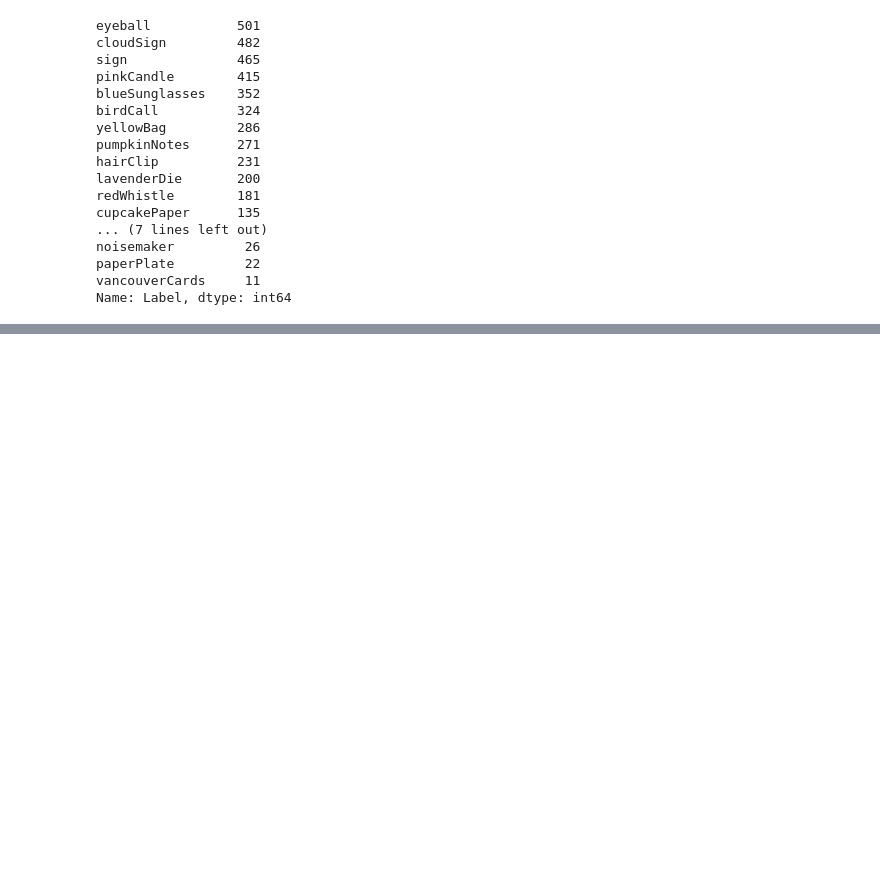
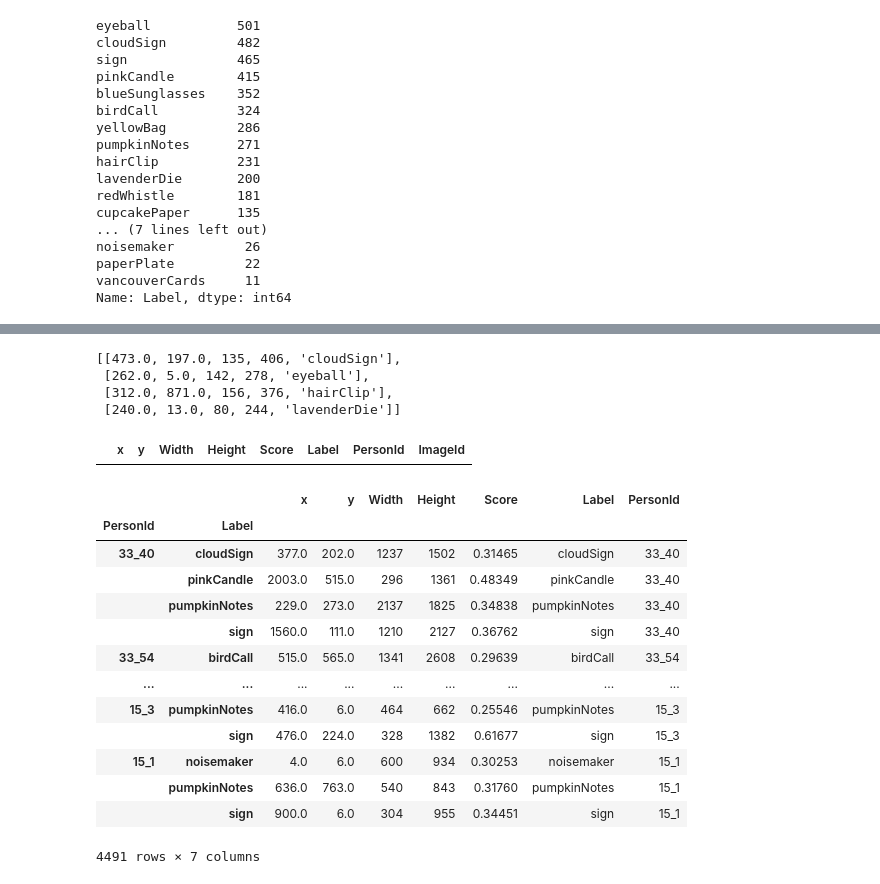
Before and after one commit to gj0706/VAST2020_MC2, a Jupyter notebook: data_process.ipynb, the cells around one changed output, grey strips where cells are left out. Cells and saved outputs as stored; diff of their text form; code cells hidden in the pictures; blank space fills up the shorter version.

```diff
--- a/data_process.ipynb
+++ b/data_process.ipynb
@@ -224,0 +324,30 @@ im.shape
+# %%
+cordinates = concat_df[concat_df["ImageId"] == "33_1"][["x", "y", "Width", "Height", "Label"]].values.tolist()
+cordinates
+# %% [output]
+[[473.0, 197.0, 135, 406, 'cloudSign'],
+ [262.0, 5.0, 142, 278, 'eyeball'],
+ [312.0, 871.0, 156, 376, 'hairClip'],
+ [240.0, 13.0, 80, 244, 'lavenderDie']]
+# %%
+concat_df[concat_df["y"].isnull()]
+# %% [output]
+|  | x | y | Width | Height | Score | Label | PersonId | ImageId |
+# %%
+d = concat_df.set_index(['PersonId', 'Label'], drop=False)
+d
+# %% [output]
+|  |  | x | y | Width | Height | Score | Label | PersonId |
+| PersonId | Label |  |  |  |  |  |  |  |
+| 33_40 | cloudSign | 377.0 | 202.0 | 1237 | 1502 | 0.31465 | cloudSign | 33_40 |
+|  | pinkCandle | 2003.0 | 515.0 | 296 | 1361 | 0.48349 | pinkCandle | 33_40 |
+|  | pumpkinNotes | 229.0 | 273.0 | 2137 | 1825 | 0.34838 | pumpkinNotes | 33_40 |
+|  | sign | 1560.0 | 111.0 | 1210 | 2127 | 0.36762 | sign | 33_40 |
+| 33_54 | birdCall | 515.0 | 565.0 | 1341 | 2608 | 0.29639 | birdCall | 33_54 |
+| ... | ... | ... | ... | ... | ... | ... | ... | ... |
+| 15_3 | pumpkinNotes | 416.0 | 6.0 | 464 | 662 | 0.25546 | pumpkinNotes | 15_3 |
+|  | sign | 476.0 | 224.0 | 328 | 1382 | 0.61677 | sign | 15_3 |
+| 15_1 | noisemaker | 4.0 | 6.0 | 600 | 934 | 0.30253 | noisemaker | 15_1 |
+|  | pumpkinNotes | 636.0 | 763.0 | 540 | 843 | 0.31760 | pumpkinNotes | 15_1 |
+|  | sign | 900.0 | 6.0 | 304 | 955 | 0.34451 | sign | 15_1 |
+4491 rows × 7 columns
```
Also changed, not shown: parts of 41 cells of this notebook.
